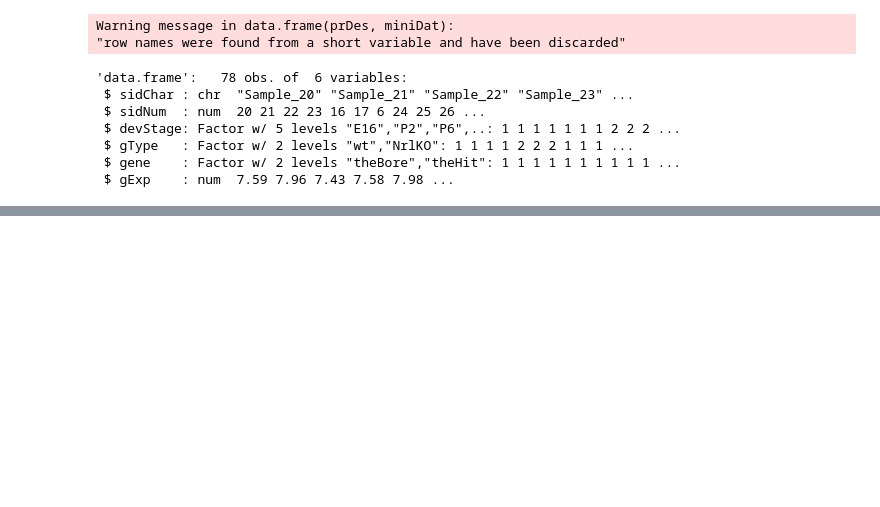
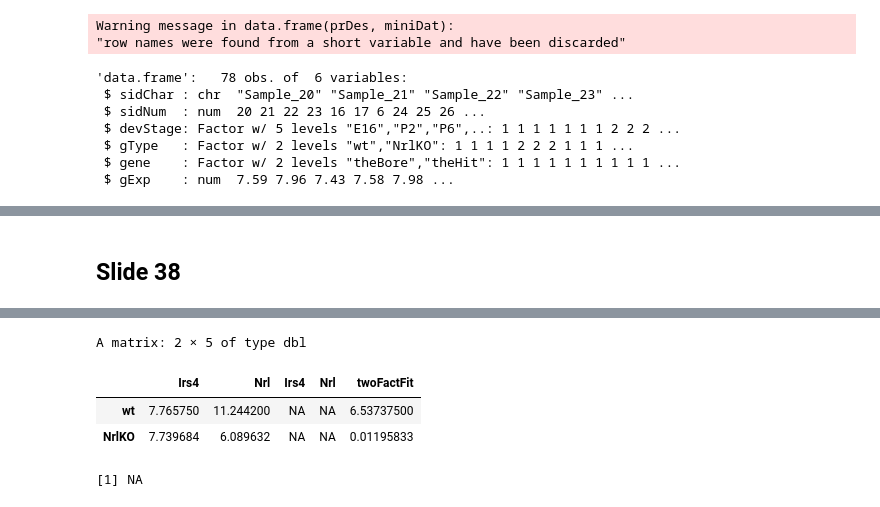
Before and after one commit to gcohenfr/STAT540_RMarkdown_Slides, a Jupyter notebook: L6_JupyterReport.ipynb, the cells around one changed output, grey strips where cells are left out. Saved outputs shown, nothing was run; the diff lists cells and outputs as text; code cells hidden in the pictures; blank space fills up the shorter version.

```diff
--- a/L6_JupyterReport.ipynb
+++ b/L6_JupyterReport.ipynb
@@ -165,0 +286,9 @@ Warning message in data.frame(prDes, miniDat):
+# %% [markdown]
+## Slide 38
+# %%
+twoFactFit <- lm(formula = gExp ~ gType * devStage, data = miniDat)
+# %%
+cbind(sampleMeans = theAvgs,
+      minuRef = theAvgs - theAvgs["wt.E16"],
+      twoFactFit = coef(twoFactFit))
+# %% [output]
@@ -165,0 +297,11 @@ Warning message in data.frame(prDes, miniDat):
+A matrix: 2 × 5 of type dbl
+|  | Irs4 | Nrl | Irs4 | Nrl | twoFactFit |
+| wt | 7.765750 | 11.244200 | NA | NA | 6.53737500 |
+| NrlKO | 7.739684 | 6.089632 | NA | NA | 0.01195833 |
+# %%
+theAvgs["NrlKO.4_weeks"] -
+    (theAvgs["wt.E16"] +
+        (theAvgs["NrlKO.E16"] - theAvgs["wt.E16"]) +
+             (theAvgs["wt.4_weeks"] - theAvgs["wt.E16"]))
+# %% [output]
+[1] NA
```
Also changed, not shown: parts of 20 cells of this notebook, 36 other files.
